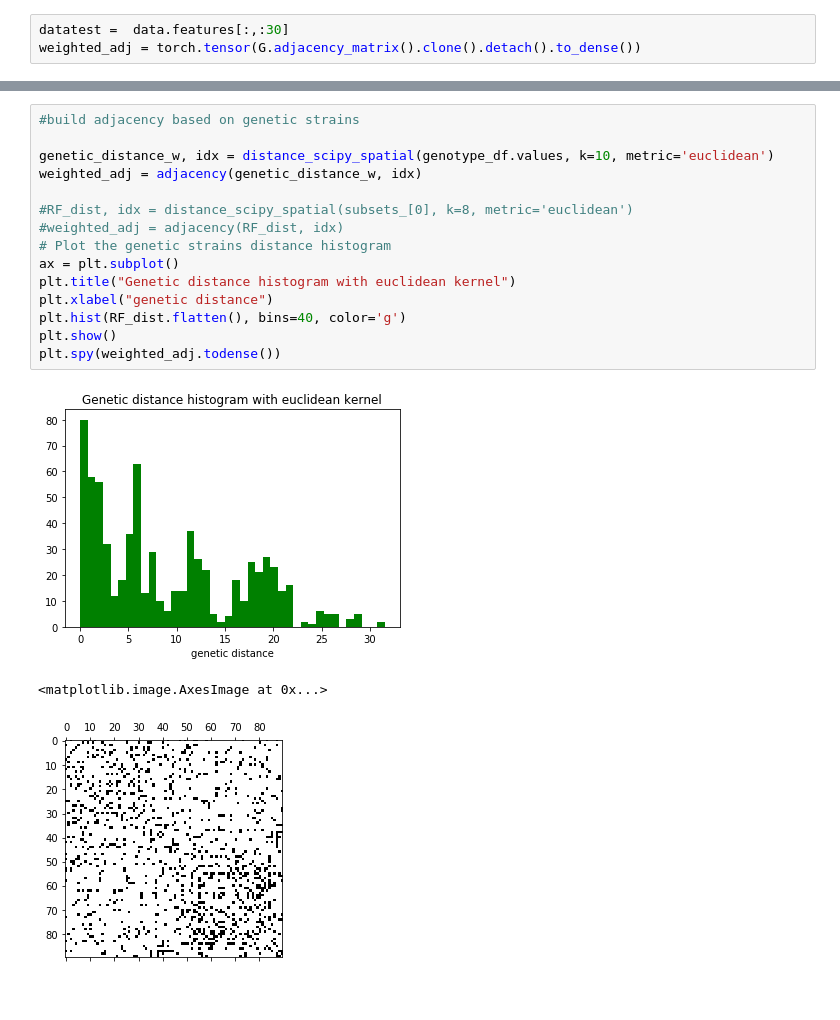
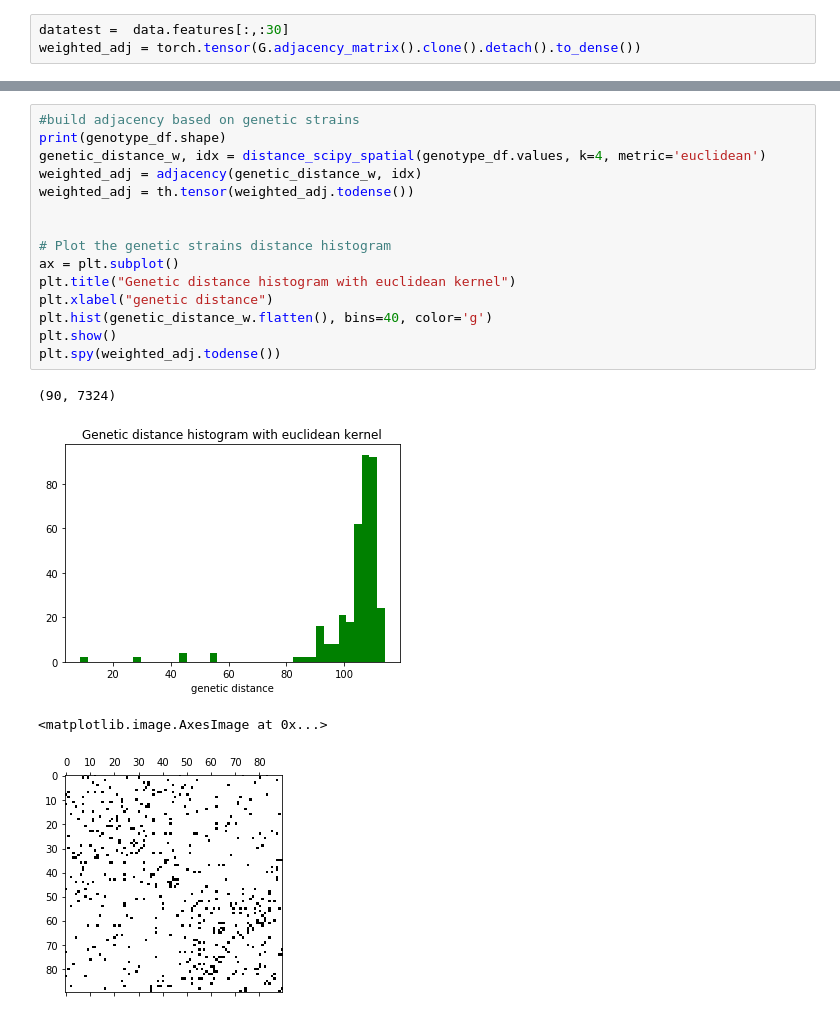
Before and after one commit to raphaelreiss/Network_tour_of_mice_genetics, a Jupyter notebook: NTDS_MICE_GENETICS.ipynb, the cells around one changed output, grey strips where cells are left out. Cells and saved outputs as stored; diff of their text form.

```diff
--- a/NTDS_MICE_GENETICS.ipynb
+++ b/NTDS_MICE_GENETICS.ipynb
@@ -570,22 +718,23 @@ train_size: 58 | test_size: 18 | val_size: 14
 # %%
 #build adjacency based on genetic strains
+print(genotype_df.shape)
+genetic_distance_w, idx = distance_scipy_spatial(genotype_df.values, k=4, metric='euclidean')
+weighted_adj = adjacency(genetic_distance_w, idx)
+weighted_adj = th.tensor(weighted_adj.todense())
 
-genetic_distance_w, idx = distance_scipy_spatial(genotype_df.values, k=10, metric='euclidean')
-weighted_adj = adjacency(genetic_distance_w, idx)
 
-#RF_dist, idx = distance_scipy_spatial(subsets_[0], k=8, metric='euclidean')
-#weighted_adj = adjacency(RF_dist, idx)
 # Plot the genetic strains distance histogram
 ax = plt.subplot()
 plt.title("Genetic distance histogram with euclidean kernel")
 plt.xlabel("genetic distance")
-plt.hist(RF_dist.flatten(), bins=40, color='g')
+plt.hist(genetic_distance_w.flatten(), bins=40, color='g')
 plt.show()
 plt.spy(weighted_adj.todense())
 # %% [output]
+(90, 7324)
-[figure, old version]
+[figure, new version]
-<matplotlib.image.AxesImage at 0x...>
+<matplotlib.image.AxesImage at 0x...>
-[figure, old version]
+[figure, new version]
 # %%
 plot_distrib(weighted_adj.toarray())
 plt.show()
```
Also changed, not shown: parts of 41 cells of this notebook, 2 other files.
